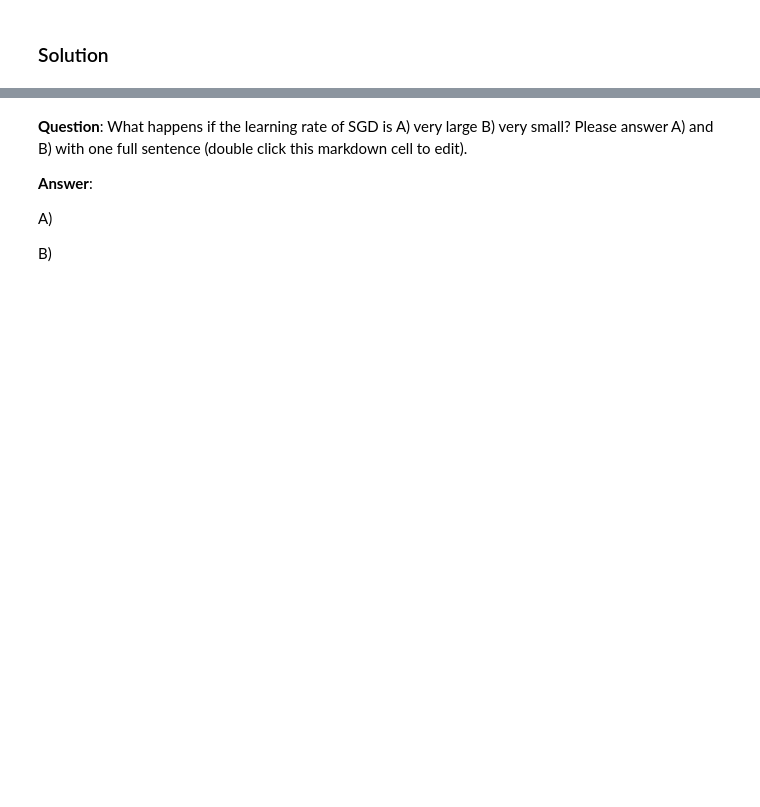
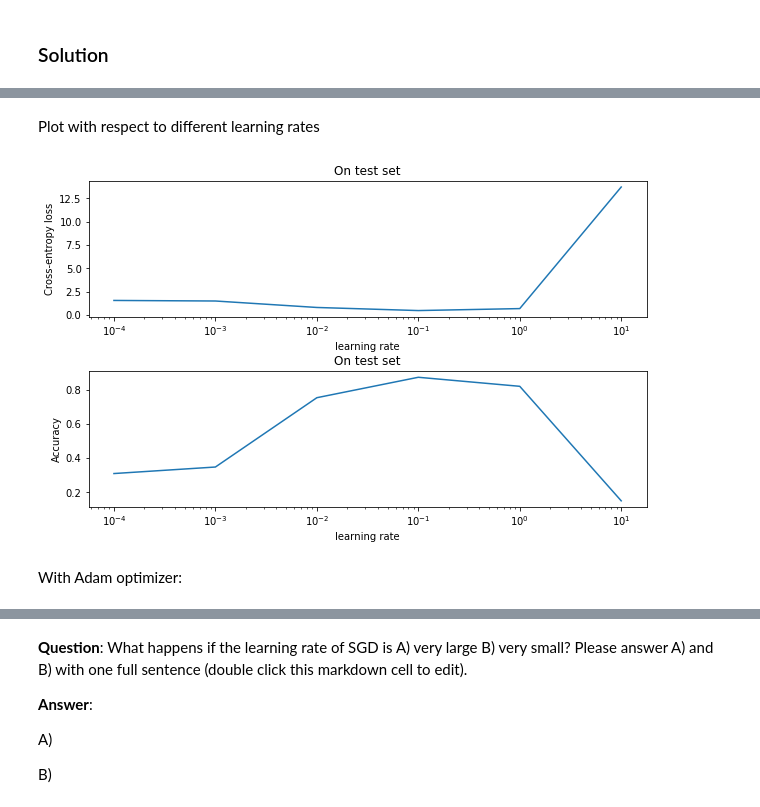
Before and after one commit to SSappy/ANN-Project-1, a Jupyter notebook: miniproject1.ipynb, the cells around one changed output, grey strips where cells are left out. Cells and saved outputs as stored; diff of their text form; code cells hidden in the pictures; blank space fills up the shorter version.

```diff
--- a/miniproject1.ipynb
+++ b/miniproject1.ipynb
@@ -273,3 +288,30 @@ Train a network with one hidden layer and compare different optimizers.
 4. Plot the learning curves of SGD with a reasonable learning rate together with the learning curves of Adam in the same figure. Take care of a reasonable labeling of the curves in the plot.
 # %% [markdown]
 ### Solution
+# %%
+model2 = Sequential()
+model2.add(Dense(64, activation='relu', input_shape=input_shape))
+model2.add(Dense(5, activation='softmax'))
+model2.summary()
+
+test_losses=[]
+test_accs=[]
+
+lrs = [0.0001, 0.001, 0.01, 0.1, 1 ,10]
+for lr_ in lrs:
+
+    model2.compile(loss='categorical_crossentropy',
+                  optimizer=SGD(lr=lr_),
+                  metrics=['accuracy'])
+
+    model2.fit(x_train, y_train,
+                        batch_size=batch_size,
+                        epochs=50,
+                        verbose=0,
+                        validation_data=(x_test, y_test))
+    score = model2.evaluate(x_test, y_test, verbose=0)
+    test_losses.append(score[0])
+    test_accs.append(score[1])
+    print('learning rate: ', lr_)
+    print('Test loss:', score[0])
+    print('Test accuracy:', score[1], '\n')
@@ -275,0 +336,20 @@ Train a network with one hidden layer and compare different optimizers.
+# %% [markdown]
+Plot with respect to different learning rates
+# %%
+plt.subplots_adjust(hspace=0.4)
+plt.subplot(2,1,1)
+plt.semilogx(lrs, test_losses)
+plt.title('On test set')
+plt.ylabel('Cross-entropy loss')
+plt.xlabel('learning rate')
+
+plt.subplot(2,1,2)
+plt.semilogx(lrs, test_accs)
+plt.title('On test set')
+plt.ylabel('Accuracy')
+plt.xlabel('learning rate')
+plt.show()
+# %% [output]
+[figure, added]
+# %% [markdown]
+With Adam optimizer:
```
Also changed, not shown: parts of 18 cells of this notebook.
